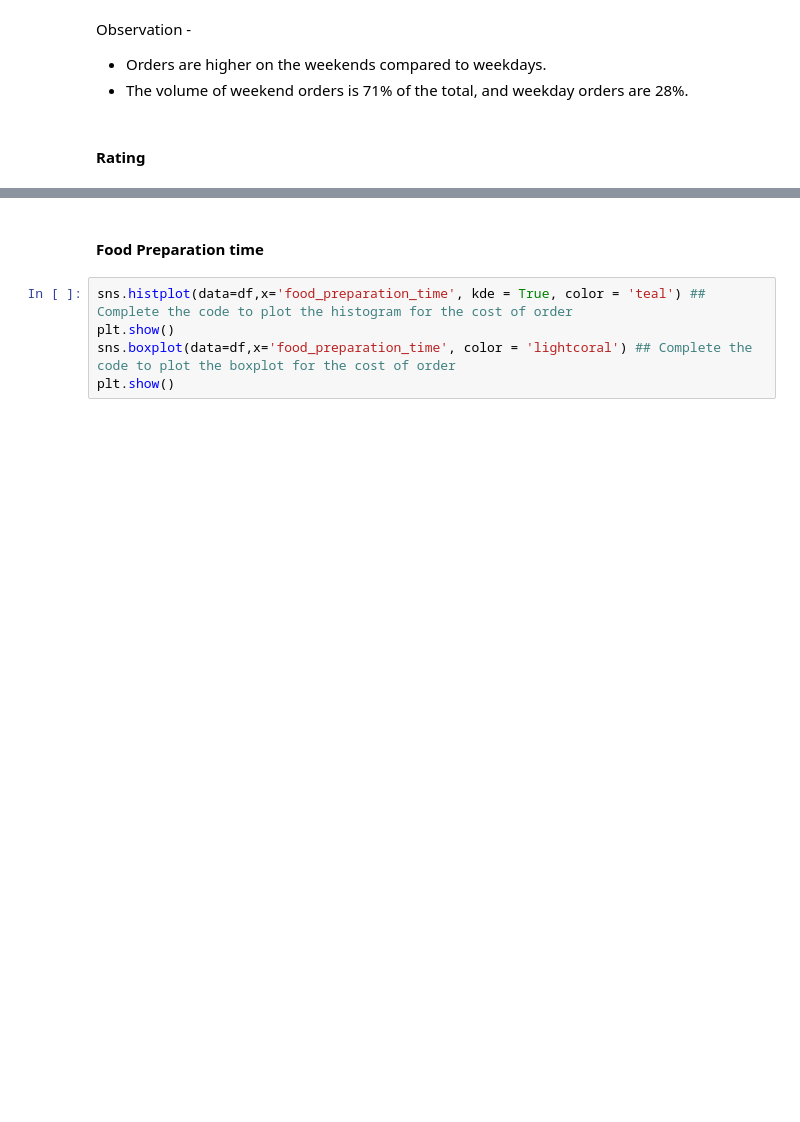
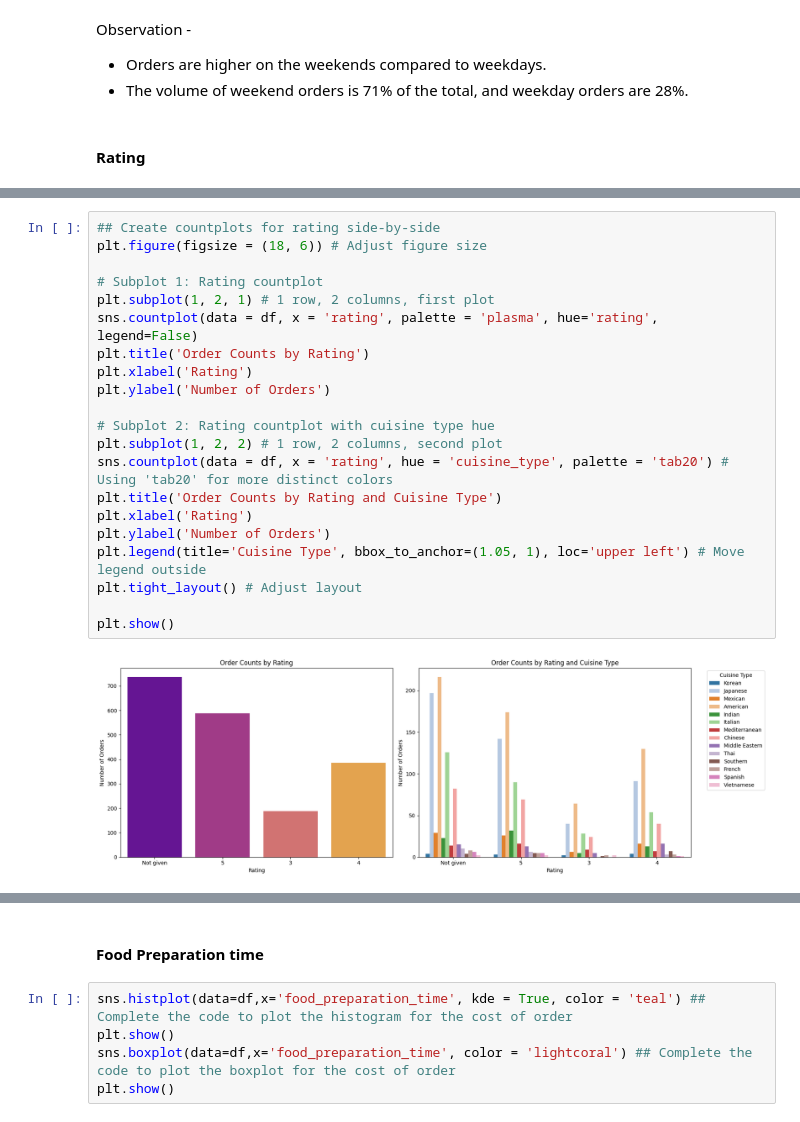
Before and after one commit to RashmiJK/PGP-AIML-FoodHub-EDA, a Jupyter notebook: Learner_Notebook_LC.ipynb, the cells around one changed output, grey strips where cells are left out. Drawn from its saved outputs; the diff is of its cells as text; blank space fills up the shorter version.

```diff
--- a/Learner_Notebook_LC.ipynb
+++ b/Learner_Notebook_LC.ipynb
@@ -466,0 +469,23 @@ dtype: int64
+# %%
+## Create countplots for rating side-by-side
+plt.figure(figsize = (18, 6)) # Adjust figure size
+
+# Subplot 1: Rating countplot
+plt.subplot(1, 2, 1) # 1 row, 2 columns, first plot
+sns.countplot(data = df, x = 'rating', palette = 'plasma', hue='rating', legend=False)
+plt.title('Order Counts by Rating')
+plt.xlabel('Rating')
+plt.ylabel('Number of Orders')
+
+# Subplot 2: Rating countplot with cuisine type hue
+plt.subplot(1, 2, 2) # 1 row, 2 columns, second plot
+sns.countplot(data = df, x = 'rating', hue = 'cuisine_type', palette = 'tab20') # Using 'tab20' for more distinct colors
+plt.title('Order Counts by Rating and Cuisine Type')
+plt.xlabel('Rating')
+plt.ylabel('Number of Orders')
+plt.legend(title='Cuisine Type', bbox_to_anchor=(1.05, 1), loc='upper left') # Move legend outside
+plt.tight_layout() # Adjust layout
+
+plt.show()
+# %% [output]
+[figure, added]
```
Also changed, not shown: parts of 5 cells of this notebook.
